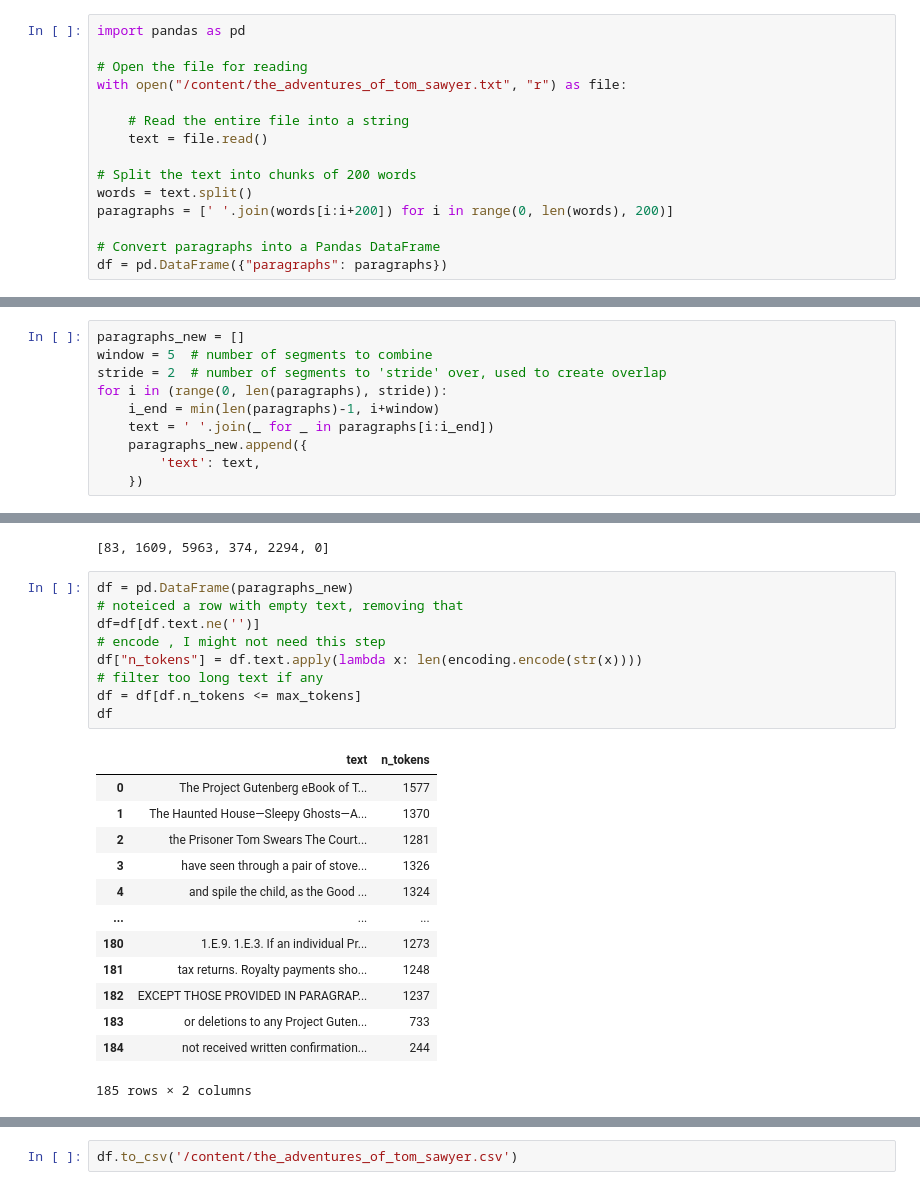
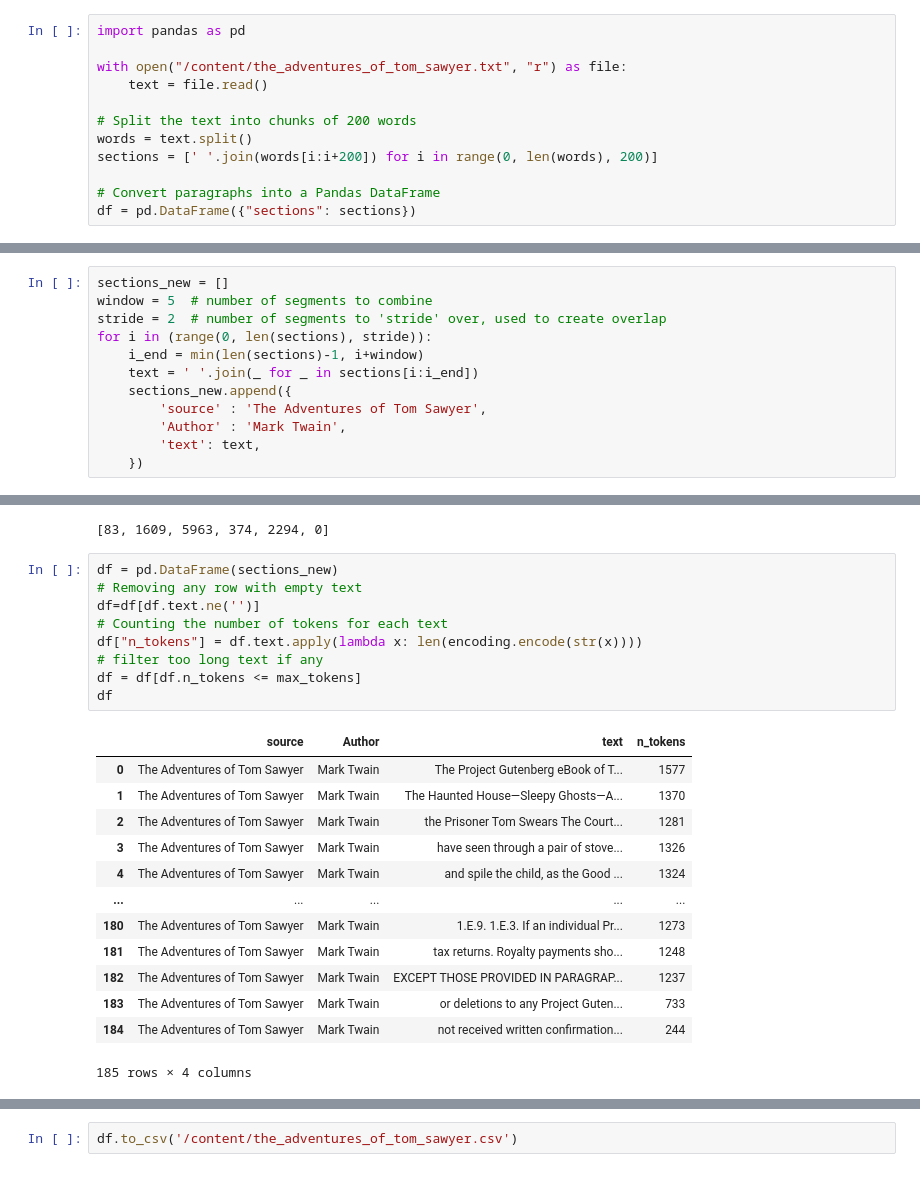
Before and after one commit to YaserMarey/my_openai_colab, a Jupyter notebook: retrieval_augmented_generative_qa/retrieval_augmented_generative_qa.ipynb, the cells around one changed output, grey strips where cells are left out. Cells and saved outputs as stored; diff of their text form.

```diff
--- a/retrieval_augmented_generative_qa/retrieval_augmented_generative_qa.ipynb
+++ b/retrieval_augmented_generative_qa/retrieval_augmented_generative_qa.ipynb
@@ -128,16 +154,13 @@ Sections should be large enough to contain enough information to answer a questi
 # %%
 import pandas as pd
 
-# Open the file for reading
 with open("/content/the_adventures_of_tom_sawyer.txt", "r") as file:
-
-    # Read the entire file into a string
     text = file.read()
 
 # Split the text into chunks of 200 words
 words = text.split()
-paragraphs = [' '.join(words[i:i+200]) for i in range(0, len(words), 200)]
+sections = [' '.join(words[i:i+200]) for i in range(0, len(words), 200)]
 
 # Convert paragraphs into a Pandas DataFrame
-df = pd.DataFrame({"paragraphs": paragraphs})
+df = pd.DataFrame({"sections": sections})
 # %%
@@ -154,11 +177,13 @@ Then we overlap text chunks. This overlapping allow some repetions which helps t
 # %%
-paragraphs_new = []
+sections_new = []
 window = 5  # number of segments to combine
 stride = 2  # number of segments to 'stride' over, used to create overlap
-for i in (range(0, len(paragraphs), stride)):
-    i_end = min(len(paragraphs)-1, i+window)
-    text = ' '.join(_ for _ in paragraphs[i:i_end])
-    paragraphs_new.append({
+for i in (range(0, len(sections), stride)):
+    i_end = min(len(sections)-1, i+window)
+    text = ' '.join(_ for _ in sections[i:i_end])
+    sections_new.append({
+        'source' : 'The Adventures of Tom Sawyer',
+        'Author' : 'Mark Twain',
         'text': text,
     })
 # %%
@@ -184,28 +209,28 @@ encoding.encode("tiktoken is great!")
 # %% [output]
 [83, 1609, 5963, 374, 2294, 0]
 # %%
-df = pd.DataFrame(paragraphs_new)
-# noteiced a row with empty text, removing that
+df = pd.DataFrame(sections_new)
+# Removing any row with empty text
 df=df[df.text.ne('')]
-# encode , I might not need this step
+# Counting the number of tokens for each text
 df["n_tokens"] = df.text.apply(lambda x: len(encoding.encode(str(x))))
 # filter too long text if any
 df = df[df.n_tokens <= max_tokens]
 df
 # %% [output]
-|  | text | n_tokens |
-| 0 | ﻿The Project Gutenberg eBook of T... | 1577 |
-| 1 | The Haunted House—Sleepy Ghosts—A... | 1370 |
-| 2 | the Prisoner Tom Swears The Court... | 1281 |
-| 3 | have seen through a pair of stove... | 1326 |
-| 4 | and spile the child, as the Good ... | 1324 |
-| ... | ... | ... |
-| 180 | 1.E.9. 1.E.3. If an individual Pr... | 1273 |
-| 181 | tax returns. Royalty payments sho... | 1248 |
-| 182 | EXCEPT THOSE PROVIDED IN PARAGRAP... | 1237 |
-| 183 | or deletions to any Project Guten... | 733 |
-| 184 | not received written confirmation... | 244 |
+|  | source | Author | text | n_tokens |
+| 0 | The Adventures of Tom Sawyer | Mark Twain | ﻿The Project Gutenberg eBook of T... | 1577 |
+| 1 | The Adventures of Tom Sawyer | Mark Twain | The Haunted House—Sleepy Ghosts—A... | 1370 |
+| 2 | The Adventures of Tom Sawyer | Mark Twain | the Prisoner Tom Swears The Court... | 1281 |
+| 3 | The Adventures of Tom Sawyer | Mark Twain | have seen through a pair of stove... | 1326 |
+| 4 | The Adventures of Tom Sawyer | Mark Twain | and spile the child, as the Good ... | 1324 |
+| ... | ... | ... | ... | ... |
+| 180 | The Adventures of Tom Sawyer | Mark Twain | 1.E.9. 1.E.3. If an individual Pr... | 1273 |
+| 181 | The Adventures of Tom Sawyer | Mark Twain | tax returns. Royalty payments sho... | 1248 |
+| 182 | The Adventures of Tom Sawyer | Mark Twain | EXCEPT THOSE PROVIDED IN PARAGRAP... | 1237 |
+| 183 | The Adventures of Tom Sawyer | Mark Twain | or deletions to any Project Guten... | 733 |
+| 184 | The Adventures of Tom Sawyer | Mark Twain | not received written confirmation... | 244 |
-185 rows × 2 columns
+185 rows × 4 columns
 # %%
 df["embedding"] = df.text.apply(lambda x: get_embedding(x, engine=embedding_model))
 df[0:5]
```
Also changed, not shown: parts of 59 cells of this notebook.
